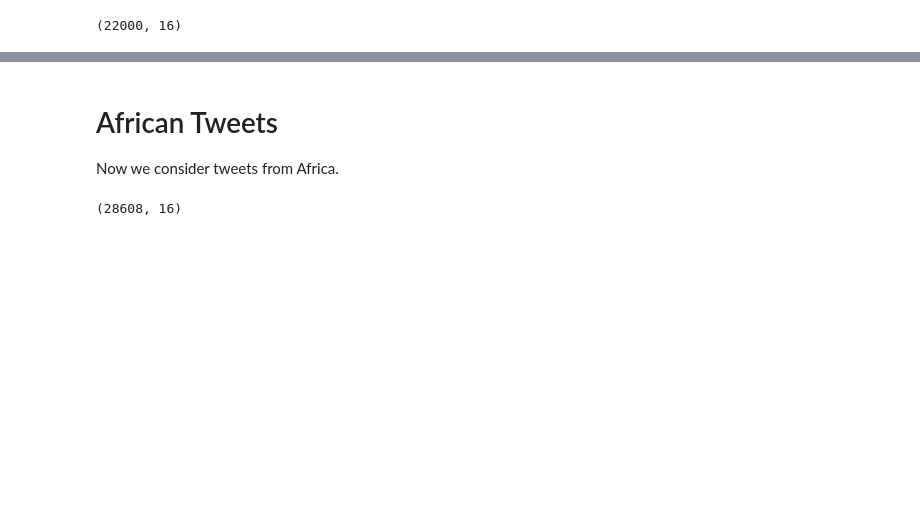
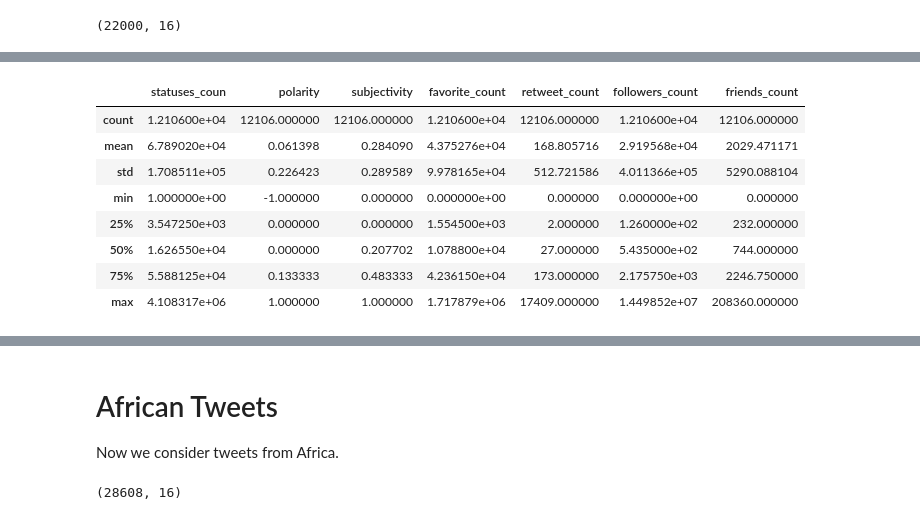
Before and after one commit to emtinanseo/Twitter-Data-Analysis, a Jupyter notebook: explore_the_data.ipynb, the cells around one changed output, grey strips where cells are left out. Drawn from its saved outputs; the diff is of its cells as text; code cells hidden in the pictures; blank space fills up the shorter version.

Commit message:
modification of explore_the_data.ipynb

```diff
--- a/explore_the_data.ipynb
+++ b/explore_the_data.ipynb
@@ -48,0 +73,26 @@ df_global.head(4)
+# %%
+# drop duplicates
+
+df_global.drop_duplicates(inplace=True)
+# %%
+# drop tweets that are from unknown locations
+
+df_global.dropna(subset=['place'], inplace=True)
+# %%
+# languages: all the tweets are in english
+
+df_global = df_global[df_global['lang'] == 'en']
+# %%
+# get some descriptive statistics on the data
+
+df_global.describe()
+# %% [output]
+|  | statuses_coun | polarity | subjectivity | favorite_count | retweet_count | followers_count | friends_count |
+| count | 1.210600e+04 | 12106.000000 | 12106.000000 | 1.210600e+04 | 12106.000000 | 1.210600e+04 | 12106.000000 |
+| mean | 6.789020e+04 | 0.061398 | 0.284090 | 4.375276e+04 | 168.805716 | 2.919568e+04 | 2029.471171 |
+| std | 1.708511e+05 | 0.226423 | 0.289589 | 9.978165e+04 | 512.721586 | 4.011366e+05 | 5290.088104 |
+| min | 1.000000e+00 | -1.000000 | 0.000000 | 0.000000e+00 | 0.000000 | 0.000000e+00 | 0.000000 |
+| 25% | 3.547250e+03 | 0.000000 | 0.000000 | 1.554500e+03 | 2.000000 | 1.260000e+02 | 232.000000 |
+| 50% | 1.626550e+04 | 0.000000 | 0.207702 | 1.078800e+04 | 27.000000 | 5.435000e+02 | 744.000000 |
+| 75% | 5.588125e+04 | 0.133333 | 0.483333 | 4.236150e+04 | 173.000000 | 2.175750e+03 | 2246.750000 |
+| max | 4.108317e+06 | 1.000000 | 1.000000 | 1.717879e+06 | 17409.000000 | 1.449852e+07 | 208360.000000 |
```
Also changed, not shown: parts of 19 cells of this notebook.
